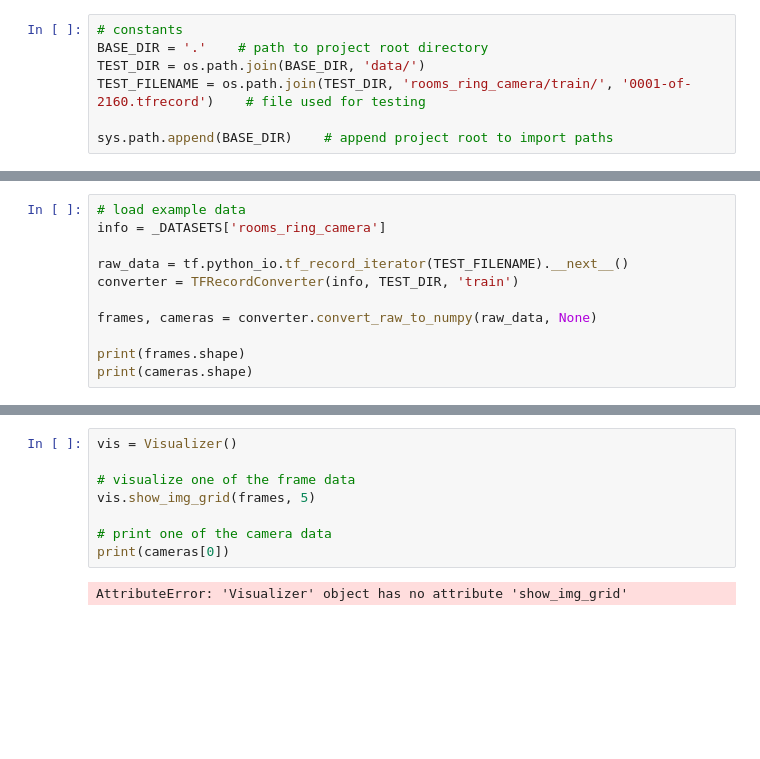
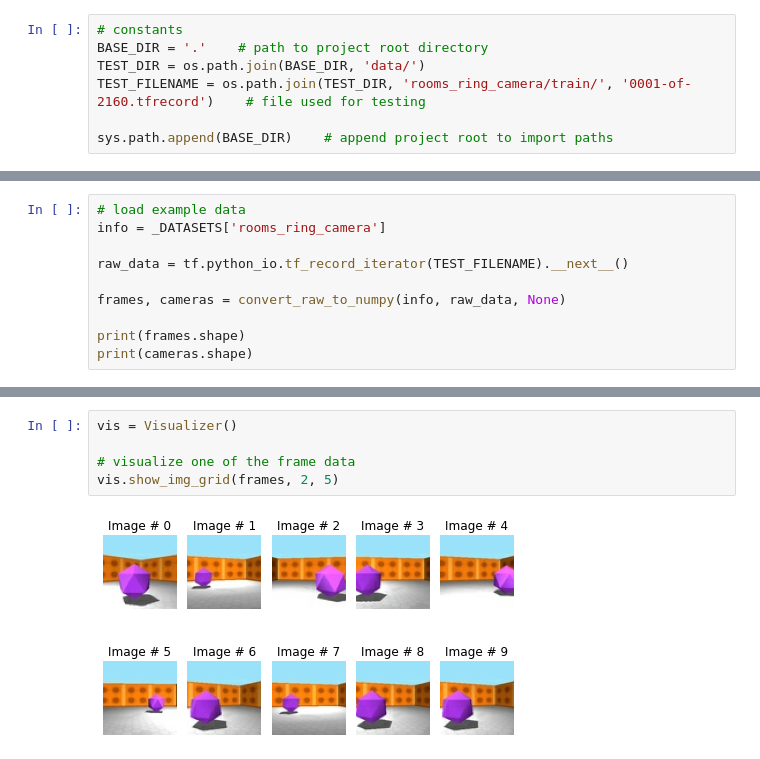
Before and after one commit to DveloperY0115/torch-gqn, a Jupyter notebook: dataset_playground.ipynb, the cells around one changed output, grey strips where cells are left out. Drawn from its saved outputs; the diff is of its cells as text; blank space fills up the shorter version.

Commit message:
feat(main): Remove unnecessary converter class

```diff
--- a/dataset_playground.ipynb
+++ b/dataset_playground.ipynb
@@ -31,9 +31,8 @@ from utils.visualizer import Visualizer
 info = _DATASETS['rooms_ring_camera']
 
 raw_data = tf.python_io.tf_record_iterator(TEST_FILENAME).__next__()
-converter = TFRecordConverter(info, TEST_DIR, 'train')
 
-frames, cameras = converter.convert_raw_to_numpy(raw_data, None)
+frames, cameras = convert_raw_to_numpy(info, raw_data, None)
 
 print(frames.shape)
 print(cameras.shape)
@@ -43,10 +44,7 @@ print(cameras.shape)
 # %%
 vis = Visualizer()
 
 # visualize one of the frame data
-vis.show_img_grid(frames, 5)
-
-# print one of the camera data
-print(cameras[0])
+vis.show_img_grid(frames, 2, 5)
 # %% [output]
-AttributeError: 'Visualizer' object has no attribute 'show_img_grid'
+[figure, added]
```
Also changed, not shown: parts of 2 cells of this notebook, 2 other files.
